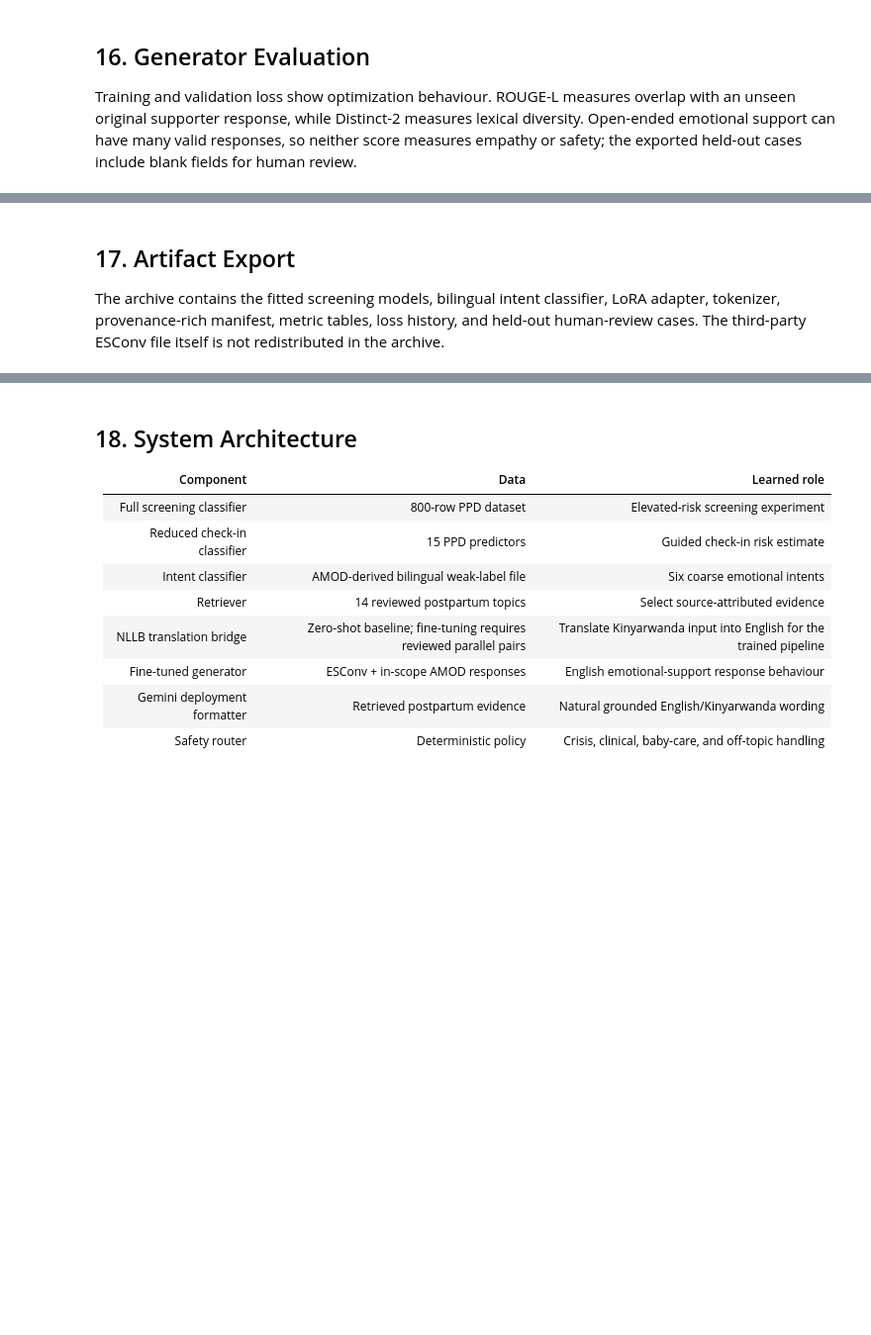
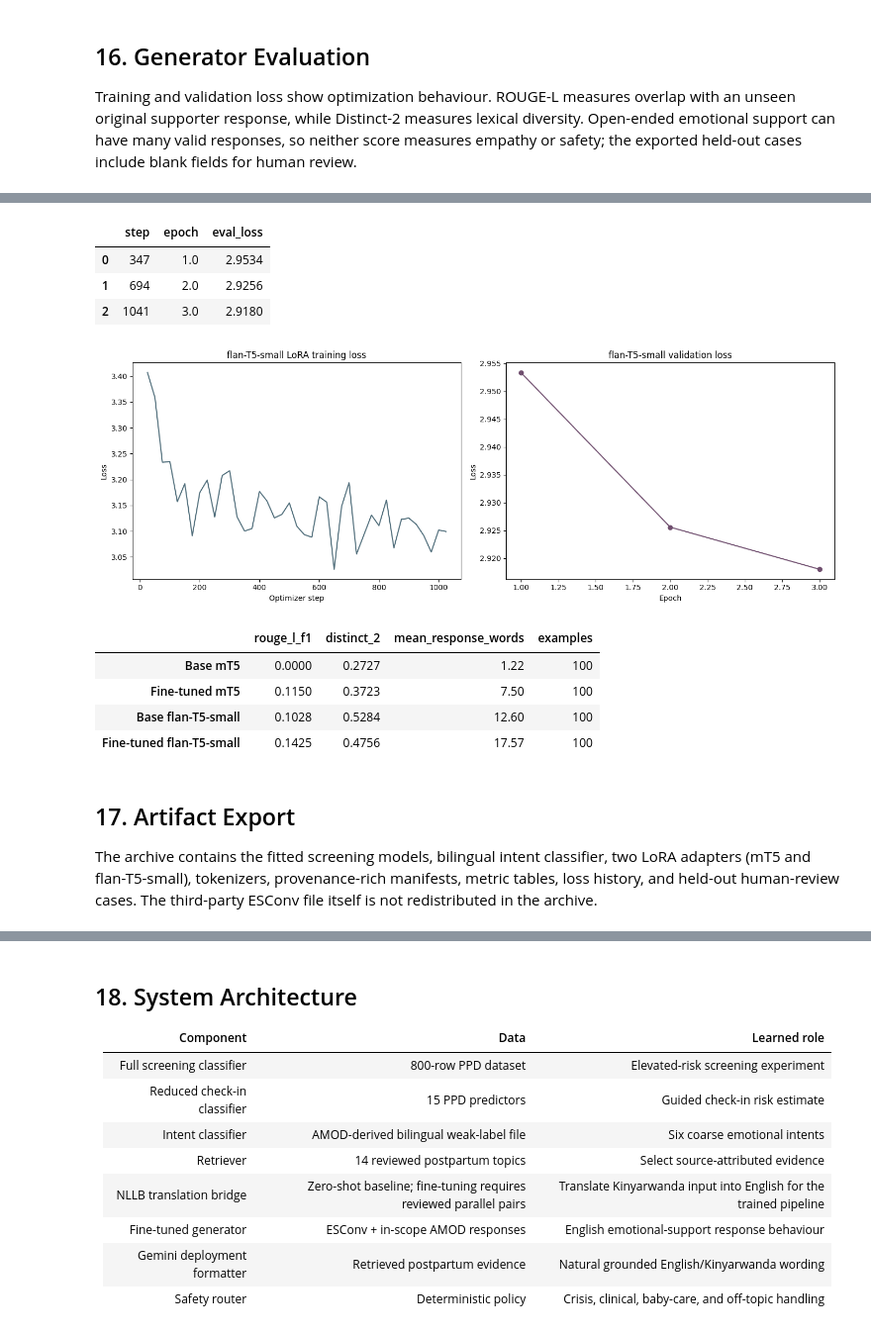
Before and after one commit to IrutingaboRaissa/UMUBYEYI, a Jupyter notebook: notebooks/umubyeyi.ipynb, the cells around one changed output, grey strips where cells are left out. Shown at 99% size. Cells and saved outputs as stored; diff of their text form; code cells hidden in the pictures; blank space fills up the shorter version.

```diff
--- a/notebooks/umubyeyi.ipynb
+++ b/notebooks/umubyeyi.ipynb
@@ -1023,9 +1262,50 @@ display(generator_review.head(10))
+# %%
+flan_history = flan_generator_trainer.state.log_history
+flan_train_log = pd.DataFrame([
+    {'step': row['step'], 'epoch': row.get('epoch'), 'loss': row['loss']}
+    for row in flan_history if 'loss' in row
+])
+flan_validation_log = pd.DataFrame([
+    {'step': row['step'], 'epoch': row.get('epoch'), 'eval_loss': row['eval_loss']}
+    for row in flan_history if 'eval_loss' in row
+])
+display(flan_validation_log.round(4))
+fig, axes = plt.subplots(1, 2, figsize=(14, 5))
+axes[0].plot(flan_train_log['step'], flan_train_log['loss'], color='#4f6d7a')
+axes[0].set(title='flan-T5-small LoRA training loss', xlabel='Optimizer step', ylabel='Loss')
+axes[1].plot(flan_validation_log['epoch'], flan_validation_log['eval_loss'], marker='o', color='#704f6f')
+axes[1].set(title='flan-T5-small validation loss', xlabel='Epoch', ylabel='Loss')
+plt.tight_layout(); plt.show()
+
+flan_fine_tuned_predictions = generate_flan_responses(flan_generator_model, held_out_generator)
+flan_baseline_metrics = response_metrics(flan_baseline_predictions, held_out_generator)
+flan_fine_tuned_metrics = response_metrics(flan_fine_tuned_predictions, held_out_generator)
+generator_comparison = pd.concat([
+    generator_comparison,
+    pd.DataFrame(
+        [flan_baseline_metrics, flan_fine_tuned_metrics],
+        index=['Base flan-T5-small', 'Fine-tuned flan-T5-small'],
+    ),
+])
+display(generator_comparison.round(4))
+# %% [output]
+|  | step | epoch | eval_loss |
+| 0 | 347 | 1.0 | 2.9534 |
+| 1 | 694 | 2.0 | 2.9256 |
+| 2 | 1041 | 3.0 | 2.9180 |
+[figure, added]
+|  | rouge_l_f1 | distinct_2 | mean_response_words | examples |
+| Base mT5 | 0.0000 | 0.2727 | 1.22 | 100 |
+| Fine-tuned mT5 | 0.1150 | 0.3723 | 7.50 | 100 |
+| Base flan-T5-small | 0.1028 | 0.5284 | 12.60 | 100 |
+| Fine-tuned flan-T5-small | 0.1425 | 0.4756 | 17.57 | 100 |
 # %% [markdown]
 ## 17. Artifact Export
 
-The archive contains the fitted screening models, bilingual intent classifier, LoRA adapter,
-tokenizer, provenance-rich manifest, metric tables, loss history, and held-out human-review
-cases. The third-party ESConv file itself is not redistributed in the archive.
+The archive contains the fitted screening models, bilingual intent classifier, two LoRA
+adapters (mT5 and flan-T5-small), tokenizers, provenance-rich manifests, metric tables,
+loss history, and held-out human-review cases. The third-party ESConv file itself is not
+redistributed in the archive.
 # %%
 joblib.dump(full_winner, MODEL_DIR / 'ppd_screening_risk.joblib')
 joblib.dump(checkin_winner, MODEL_DIR / 'ppd_checkin_risk.joblib')
```
Also changed, not shown: parts of 28 cells of this notebook.
